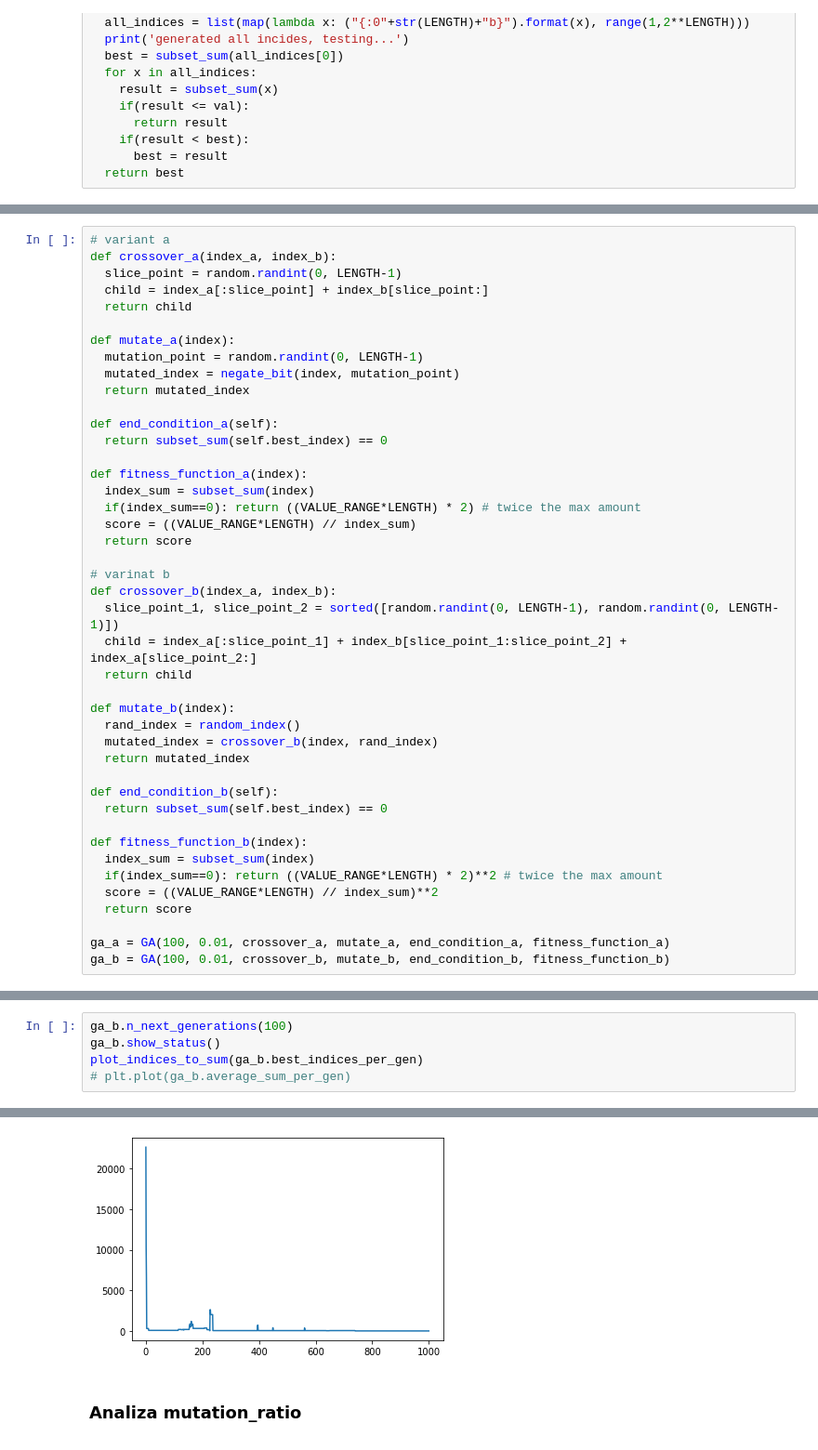
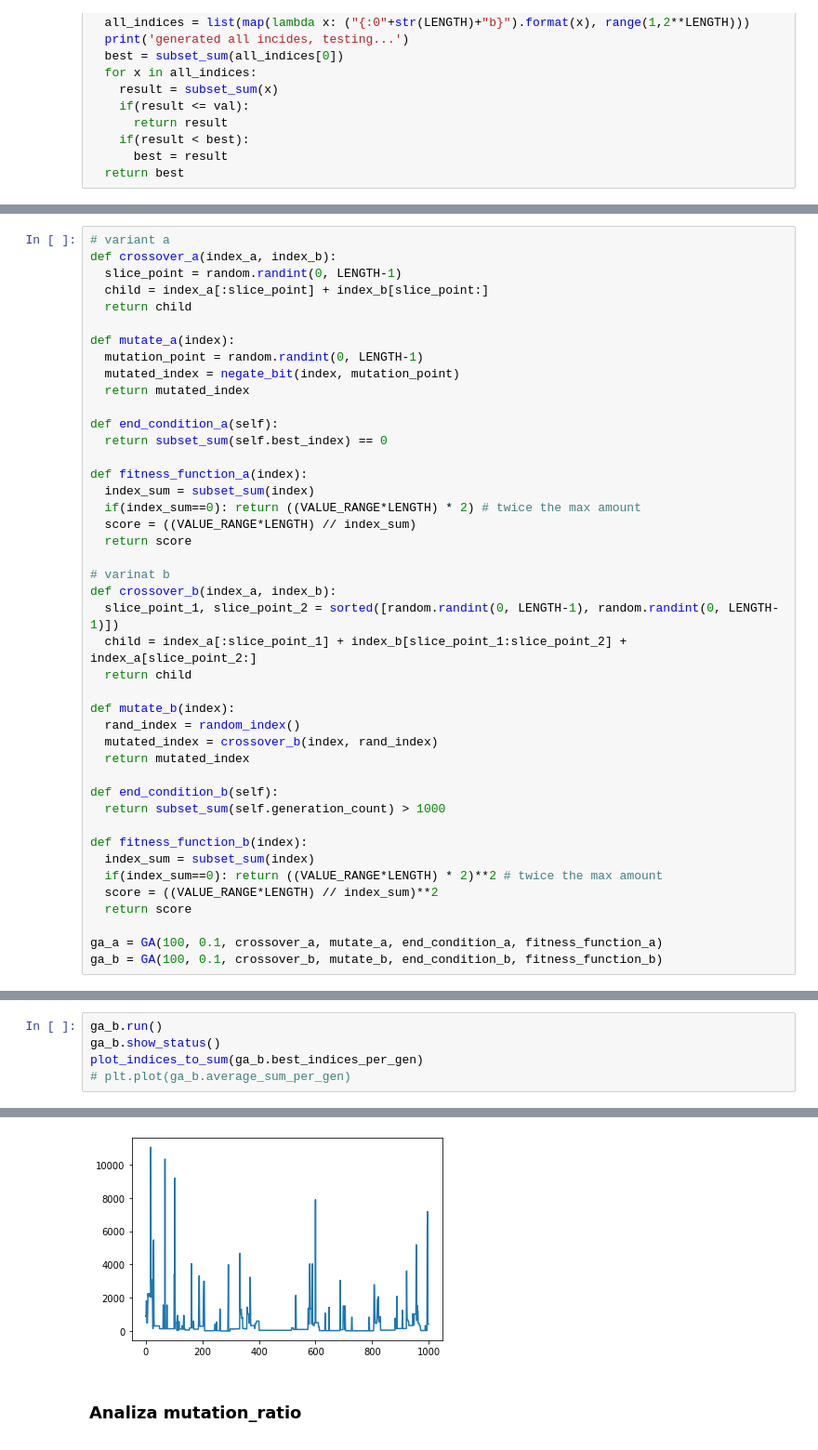
Before and after one commit to jjablonski-it/pjatk-mhe, a Jupyter notebook: MHE_4-Genetic.ipynb, the cells around one changed output, grey strips where cells are left out. Shown: that part at 93% size. Drawn from its saved outputs; the diff is of its cells as text.

Commit message:
fix end_condition

```diff
--- a/MHE_4-Genetic.ipynb
+++ b/MHE_4-Genetic.ipynb
@@ -196,7 +175,7 @@ def mutate_b(index):
   return mutated_index
 
 def end_condition_b(self):
-  return subset_sum(self.best_index) == 0
+  return subset_sum(self.generation_count) > 1000
 
 def fitness_function_b(index):
   index_sum = subset_sum(index)
@@ -204,6 +183,6 @@ def fitness_function_b(index):
   score = ((VALUE_RANGE*LENGTH) // index_sum)**2
   return score
 
-ga_a = GA(100, 0.01, crossover_a, mutate_a, end_condition_a, fitness_function_a)
-ga_b = GA(100, 0.01, crossover_b, mutate_b, end_condition_b, fitness_function_b)
+ga_a = GA(100, 0.1, crossover_a, mutate_a, end_condition_a, fitness_function_a)
+ga_b = GA(100, 0.1, crossover_b, mutate_b, end_condition_b, fitness_function_b)
 # %%
@@ -233,5 +195,5 @@ index_prob_dict {'11101101010101101000000111001111000000000001011111001100100100
 # %%
-ga_b.n_next_generations(100)
+ga_b.run()
 ga_b.show_status()
 plot_indices_to_sum(ga_b.best_indices_per_gen)
 # plt.plot(ga_b.average_sum_per_gen)
@@ -243,4 +205,4 @@ curr_best_sum 4
-[figure, old version]
+[figure, new version]
 # %% [markdown]
 ### Analiza mutation_ratio
 
```
Also changed, not shown: parts of 4 cells of this notebook.
